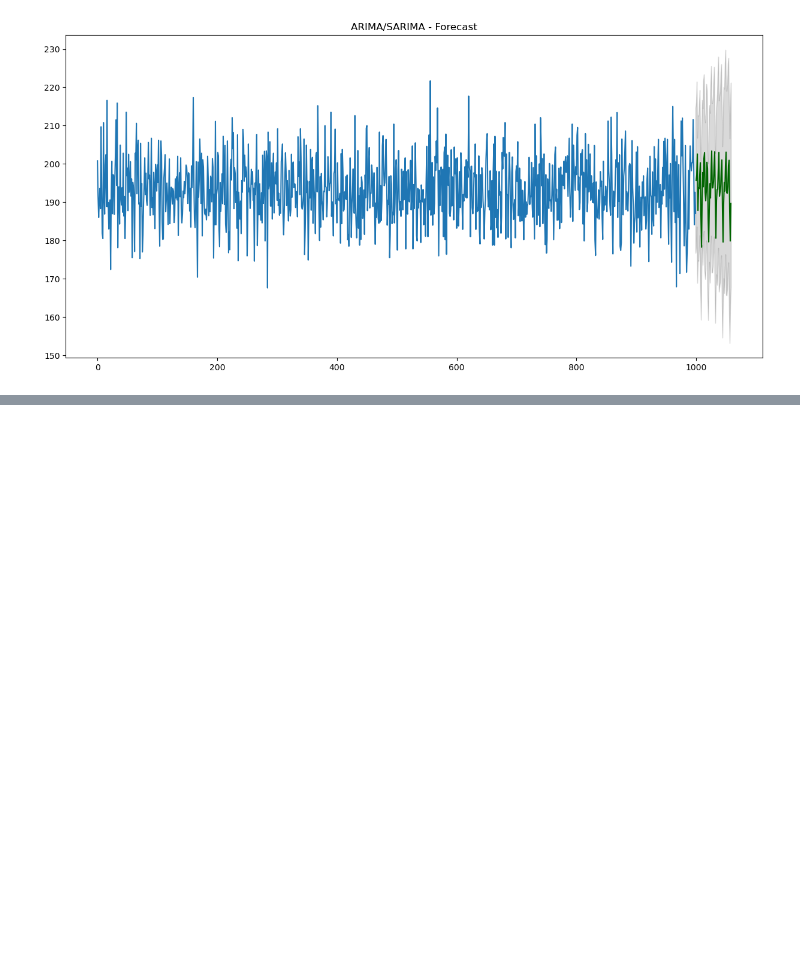
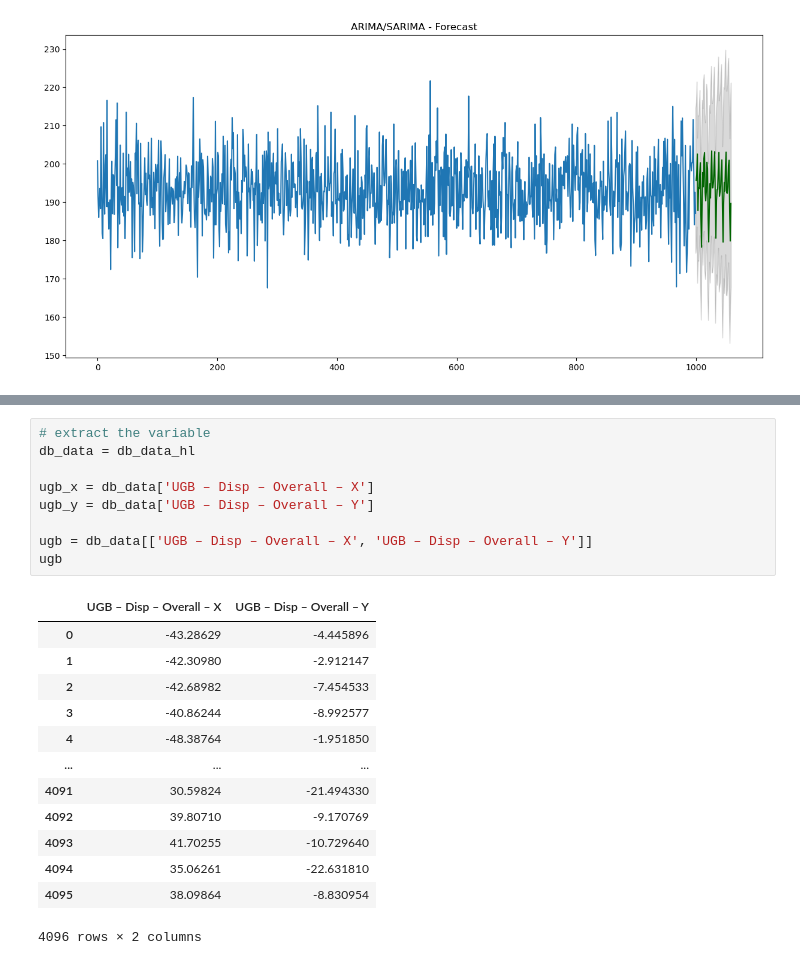
Before and after one commit to mekatronik-achmadi/Predict-CBM, a Jupyter notebook: Vale/TestOlahPy/plant_modelling/model_time_series.ipynb, the cells around one changed output, grey strips where cells are left out. Saved outputs shown, nothing was run; the diff lists cells and outputs as text; blank space fills up the shorter version.

```diff
--- a/Vale/TestOlahPy/plant_modelling/model_time_series.ipynb
+++ b/Vale/TestOlahPy/plant_modelling/model_time_series.ipynb
@@ -124,0 +170,23 @@ forecast(SARIMA_model)
+# %%
+# extract the variable
+db_data = db_data_hl
+
+ugb_x = db_data['UGB – Disp – Overall – X']
+ugb_y = db_data['UGB – Disp – Overall – Y']
+
+ugb = db_data[['UGB – Disp – Overall – X', 'UGB – Disp – Overall – Y']]
+ugb
+# %% [output]
+|  | UGB – Disp – Overall – X | UGB – Disp – Overall – Y |
+| 0 | -43.28629 | -4.445896 |
+| 1 | -42.30980 | -2.912147 |
+| 2 | -42.68982 | -7.454533 |
+| 3 | -40.86244 | -8.992577 |
+| 4 | -48.38764 | -1.951850 |
+| ... | ... | ... |
+| 4091 | 30.59824 | -21.494330 |
+| 4092 | 39.80710 | -9.170769 |
+| 4093 | 41.70255 | -10.729640 |
+| 4094 | 35.06261 | -22.631810 |
+| 4095 | 38.09864 | -8.830954 |
+4096 rows × 2 columns
```
Also changed, not shown: parts of 11 cells of this notebook, 4 other files.
